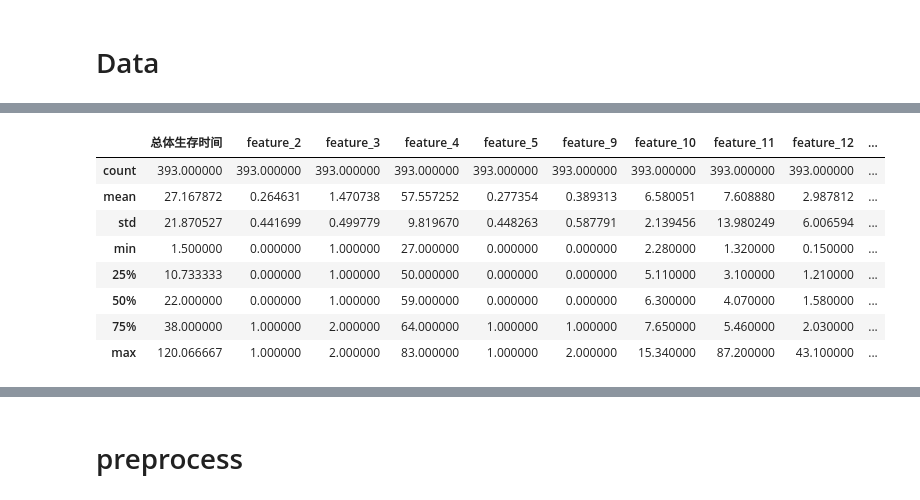
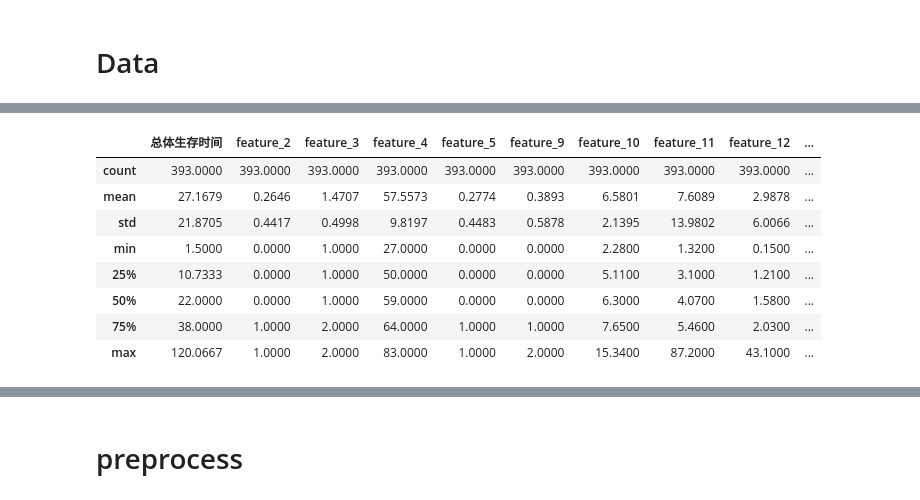
Before and after one commit to Parsonlee/TNM------, a Jupyter notebook: model.ipynb, the cells around one changed output, grey strips where cells are left out. Saved outputs shown, nothing was run; the diff lists cells and outputs as text; code cells hidden in the pictures.

```diff
--- a/model.ipynb
+++ b/model.ipynb
@@ -14,12 +14,15 @@ from sklearn.model_selection import train_test_split
 from sklearn.preprocessing import StandardScaler, MinMaxScaler, label_binarize
 from sklearn.metrics import mean_squared_error, r2_score, explained_variance_score, mean_absolute_error, median_absolute_error
 from sklearn.metrics import accuracy_score, precision_score, recall_score, f1_score, roc_curve, roc_auc_score, auc
+from sklearn.model_selection import GridSearchCV
 import seaborn as sns
 import matplotlib.pyplot as plt
 
 np.random.seed(42)
 
 pd.set_option('display.max_columns', None)
+pd.set_option('display.precision', 4)
+
 rc = {'font.sans-serif': 'SimHei',
       'axes.unicode_minus': False}
 sns.set(context='notebook', style='ticks', rc=rc)
@@ -49,0 +34,3 @@ data5
+# %%
+# data = pd.read_excel('./data/于小鹏 机器学习6.xlsx')
+data = pd.read_excel('./data/于小鹏 机器学习5.xlsx')
@@ -50,15 +46,15 @@ data5
 # %%
-data5.drop(["生存状态（编码）", "TNM分期（编码汇总）"], axis=1, inplace=True)
-data5.describe()
+data.drop(["生存状态（编码）", "TNM分期（编码汇总）"], axis=1, inplace=True)
+data.describe()
 # %% [output]
 |  | 总体生存时间 | feature_2 | feature_3 | feature_4 | feature_5 | feature_9 | feature_10 | feature_11 | feature_12 | ... |
-| count | 393.000000 | 393.000000 | 393.000000 | 393.000000 | 393.000000 | 393.000000 | 393.000000 | 393.000000 | 393.000000 | ... |
-| mean | 27.167872 | 0.264631 | 1.470738 | 57.557252 | 0.277354 | 0.389313 | 6.580051 | 7.608880 | 2.987812 | ... |
-| std | 21.870527 | 0.441699 | 0.499779 | 9.819670 | 0.448263 | 0.587791 | 2.139456 | 13.980249 | 6.006594 | ... |
-| min | 1.500000 | 0.000000 | 1.000000 | 27.000000 | 0.000000 | 0.000000 | 2.280000 | 1.320000 | 0.150000 | ... |
-| 25% | 10.733333 | 0.000000 | 1.000000 | 50.000000 | 0.000000 | 0.000000 | 5.110000 | 3.100000 | 1.210000 | ... |
-| 50% | 22.000000 | 0.000000 | 1.000000 | 59.000000 | 0.000000 | 0.000000 | 6.300000 | 4.070000 | 1.580000 | ... |
-| 75% | 38.000000 | 1.000000 | 2.000000 | 64.000000 | 1.000000 | 1.000000 | 7.650000 | 5.460000 | 2.030000 | ... |
-| max | 120.066667 | 1.000000 | 2.000000 | 83.000000 | 1.000000 | 2.000000 | 15.340000 | 87.200000 | 43.100000 | ... |
+| count | 393.0000 | 393.0000 | 393.0000 | 393.0000 | 393.0000 | 393.0000 | 393.0000 | 393.0000 | 393.0000 | ... |
+| mean | 27.1679 | 0.2646 | 1.4707 | 57.5573 | 0.2774 | 0.3893 | 6.5801 | 7.6089 | 2.9878 | ... |
+| std | 21.8705 | 0.4417 | 0.4998 | 9.8197 | 0.4483 | 0.5878 | 2.1395 | 13.9802 | 6.0066 | ... |
+| min | 1.5000 | 0.0000 | 1.0000 | 27.0000 | 0.0000 | 0.0000 | 2.2800 | 1.3200 | 0.1500 | ... |
+| 25% | 10.7333 | 0.0000 | 1.0000 | 50.0000 | 0.0000 | 0.0000 | 5.1100 | 3.1000 | 1.2100 | ... |
+| 50% | 22.0000 | 0.0000 | 1.0000 | 59.0000 | 0.0000 | 0.0000 | 6.3000 | 4.0700 | 1.5800 | ... |
+| 75% | 38.0000 | 1.0000 | 2.0000 | 64.0000 | 1.0000 | 1.0000 | 7.6500 | 5.4600 | 2.0300 | ... |
+| max | 120.0667 | 1.0000 | 2.0000 | 83.0000 | 1.0000 | 2.0000 | 15.3400 | 87.2000 | 43.1000 | ... |
 # %%
 plt.figure(figsize=(12, 8))
```
Also changed, not shown: parts of 28 cells of this notebook, 4 other files.
